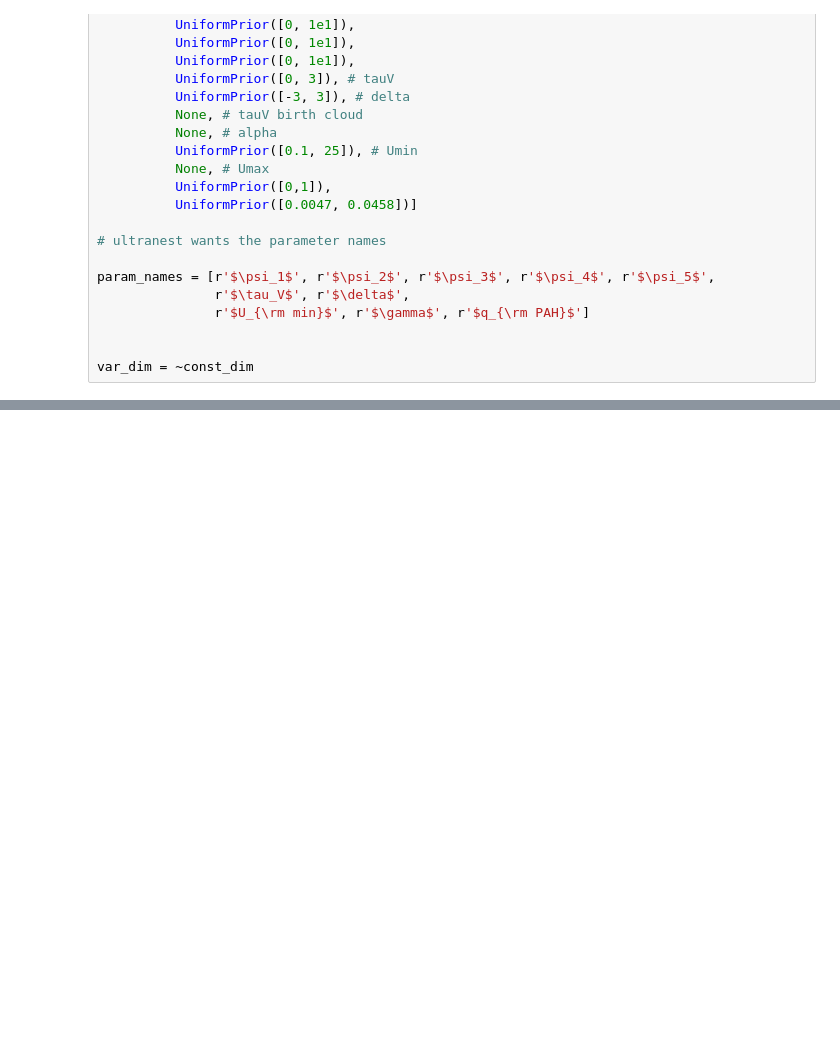
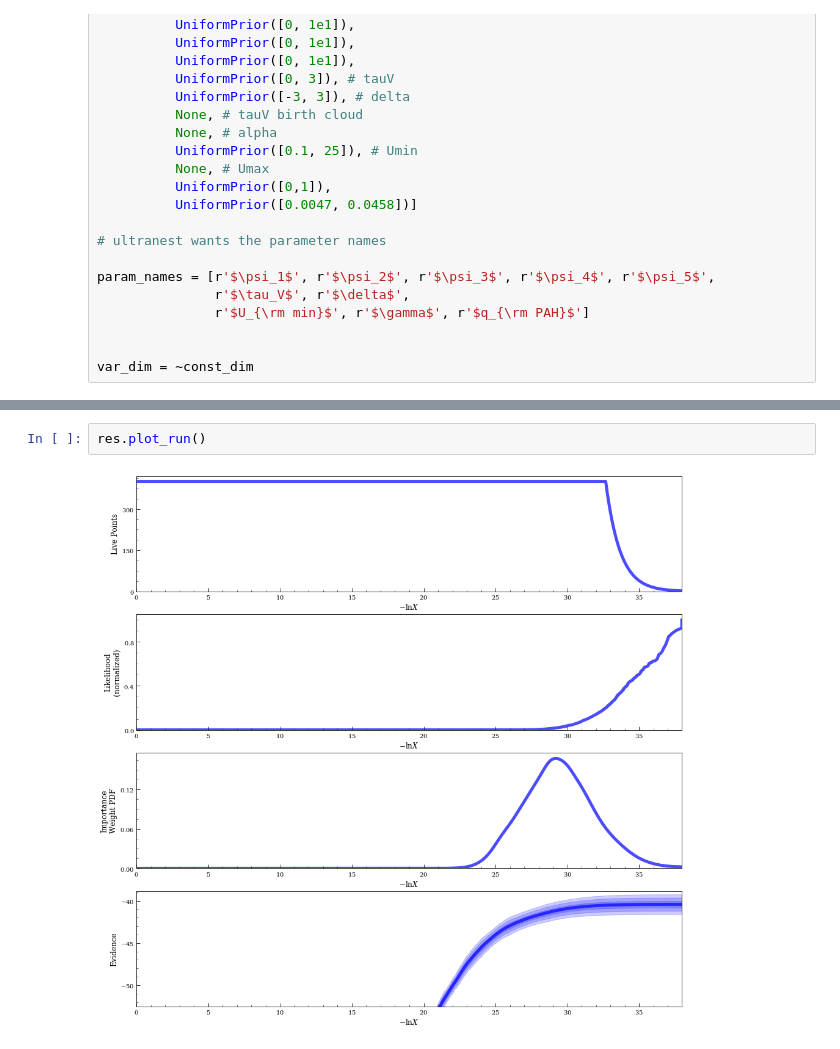
Before and after one commit to ebmonson/lightningpy, a Jupyter notebook: fit_ngc337_demo_ultranest.ipynb, the cells around one changed output, grey strips where cells are left out. Cells and saved outputs as stored; diff of their text form; blank space fills up the shorter version.

```diff
--- a/fit_ngc337_demo_ultranest.ipynb
+++ b/fit_ngc337_demo_ultranest.ipynb
@@ -190,0 +188,4 @@ Text(0, 0.5, '$\\nu L_{\\nu}\\ [\\rm L_\\odot]$')
+# %%
+res.plot_run()
+# %% [output]
+[figure, added]
```
Also changed, not shown: parts of 12 cells of this notebook, 4 other files.
